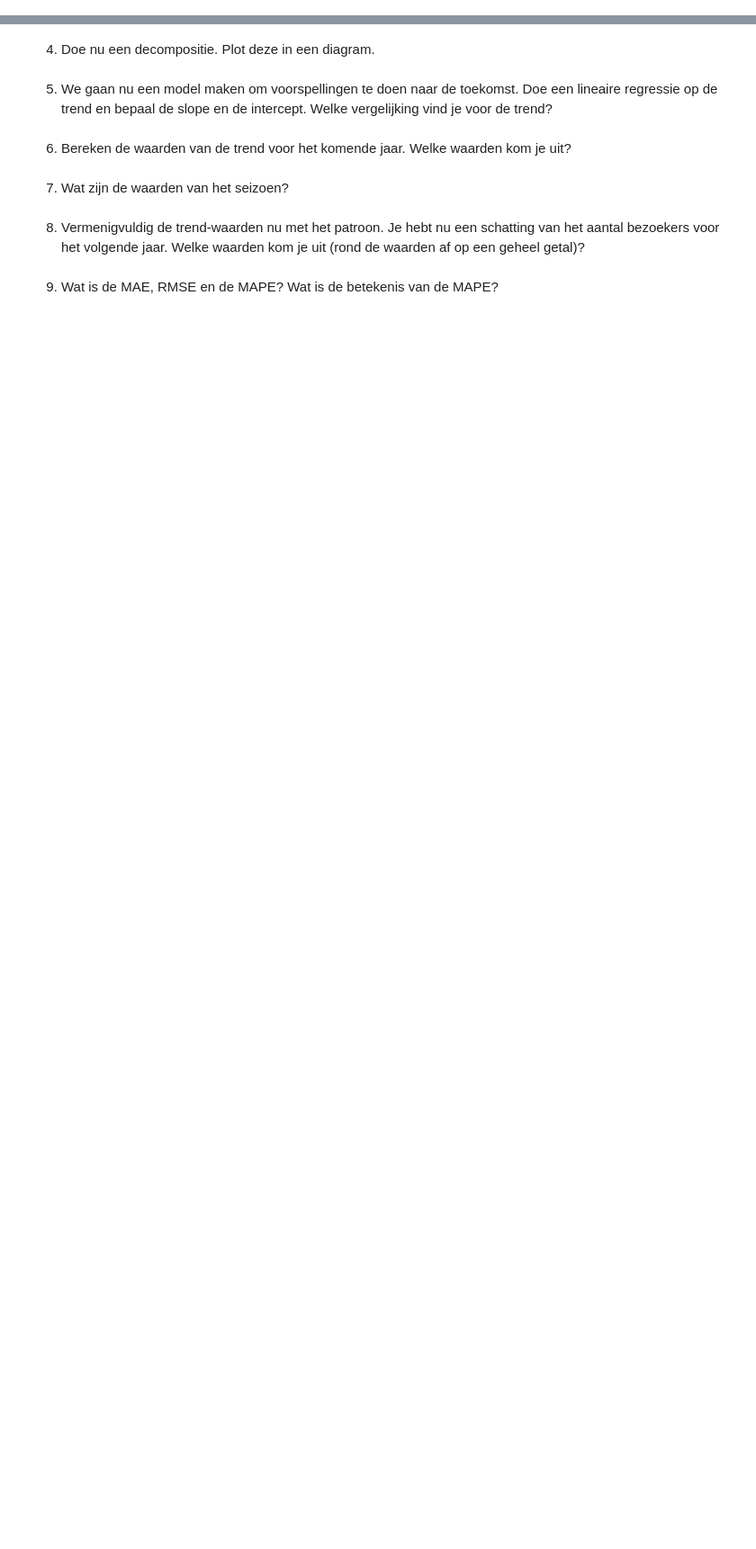
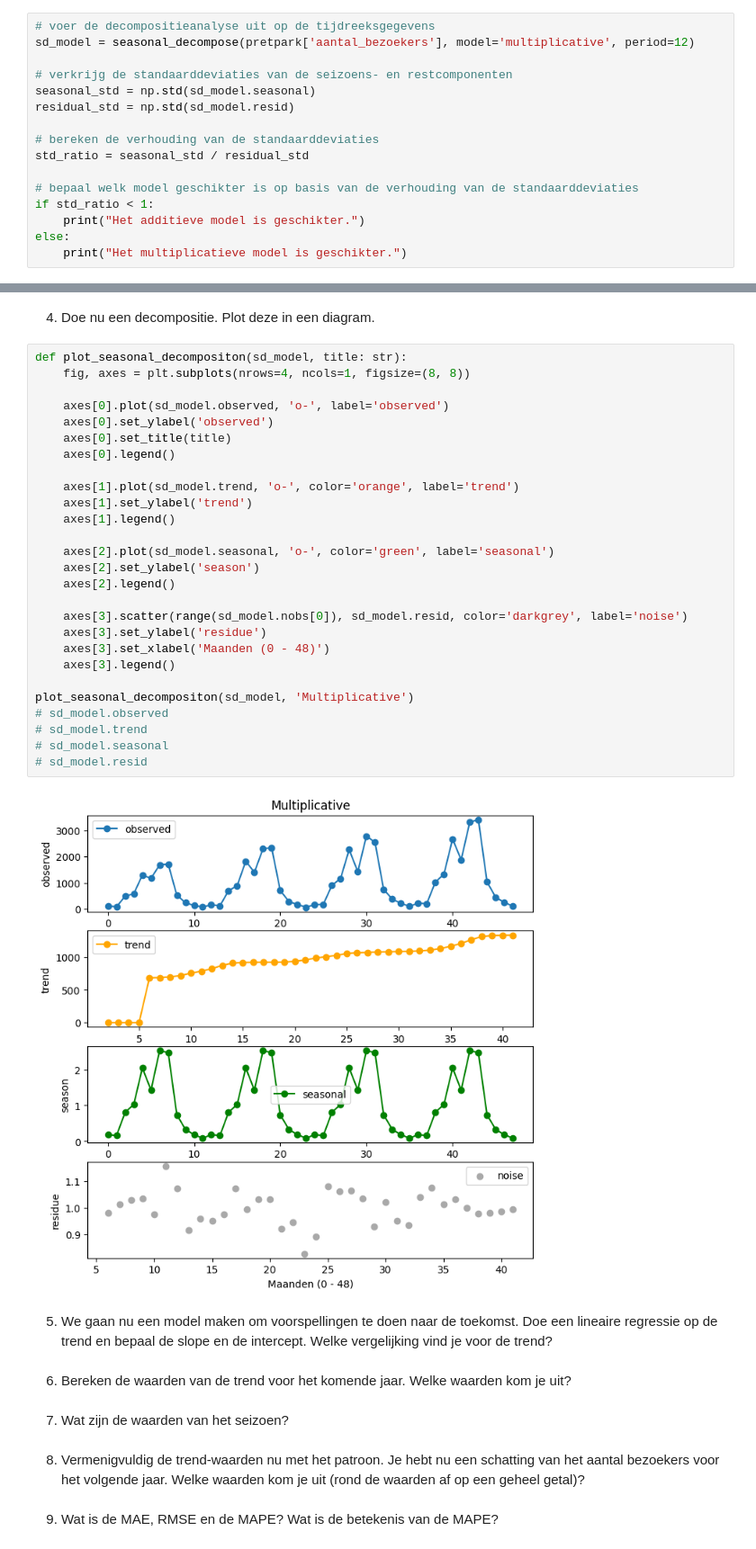
Before and after one commit to EliasDeHondt/DataScience1, a Jupyter notebook: W20P4/Pretpark.ipynb, the cells around one changed output, grey strips where cells are left out. Shown at 90% size. Cells and saved outputs as stored; diff of their text form; blank space fills up the shorter version.

```diff
--- a/W20P4/Pretpark.ipynb
+++ b/W20P4/Pretpark.ipynb
@@ -30,2 +55,18 @@ display(pretpark)
 # %% [markdown]
 2.	Zou je het additief of multiplicatief model gebruiken?
+# %%
+# voer de decompositieanalyse uit op de tijdreeksgegevens
+sd_model = seasonal_decompose(pretpark['aantal_bezoekers'], model='multiplicative', period=12)
+
+# verkrijg de standaarddeviaties van de seizoens- en restcomponenten
+seasonal_std = np.std(sd_model.seasonal)
+residual_std = np.std(sd_model.resid)
+
+# bereken de verhouding van de standaarddeviaties
+std_ratio = seasonal_std / residual_std
+
+# bepaal welk model geschikter is op basis van de verhouding van de standaarddeviaties
+if std_ratio < 1:
+    print("Het additieve model is geschikter.")
+else:
+    print("Het multiplicatieve model is geschikter.")
@@ -34,5 +126,34 @@ display(pretpark)
 # %% [markdown]
 4.	Doe nu een decompositie.  Plot deze in een diagram.
+# %%
+def plot_seasonal_decompositon(sd_model, title: str):
+    fig, axes = plt.subplots(nrows=4, ncols=1, figsize=(8, 8))
+
+    axes[0].plot(sd_model.observed, 'o-', label='observed')
+    axes[0].set_ylabel('observed')
+    axes[0].set_title(title)
+    axes[0].legend()
+
+    axes[1].plot(sd_model.trend, 'o-', color='orange', label='trend')
+    axes[1].set_ylabel('trend')
+    axes[1].legend()
+
+    axes[2].plot(sd_model.seasonal, 'o-', color='green', label='seasonal')
+    axes[2].set_ylabel('season')
+    axes[2].legend()
+
+    axes[3].scatter(range(sd_model.nobs[0]), sd_model.resid, color='darkgrey', label='noise')
+    axes[3].set_ylabel('residue')
+    axes[3].set_xlabel('Maanden (0 - 48)')
+    axes[3].legend()
+
+plot_seasonal_decompositon(sd_model, 'Multiplicative')
+# sd_model.observed
+# sd_model.trend
+# sd_model.seasonal
+# sd_model.resid
+# %% [output]
+[figure, added]
 # %% [markdown]
 5.	We gaan nu een model maken om voorspellingen te doen naar de toekomst. Doe een lineaire regressie op de trend en bepaal de slope en de intercept. Welke vergelijking vind je voor de trend?
 # %% [markdown]
```
Also changed, not shown: parts of 4 cells of this notebook, 4 other files.
